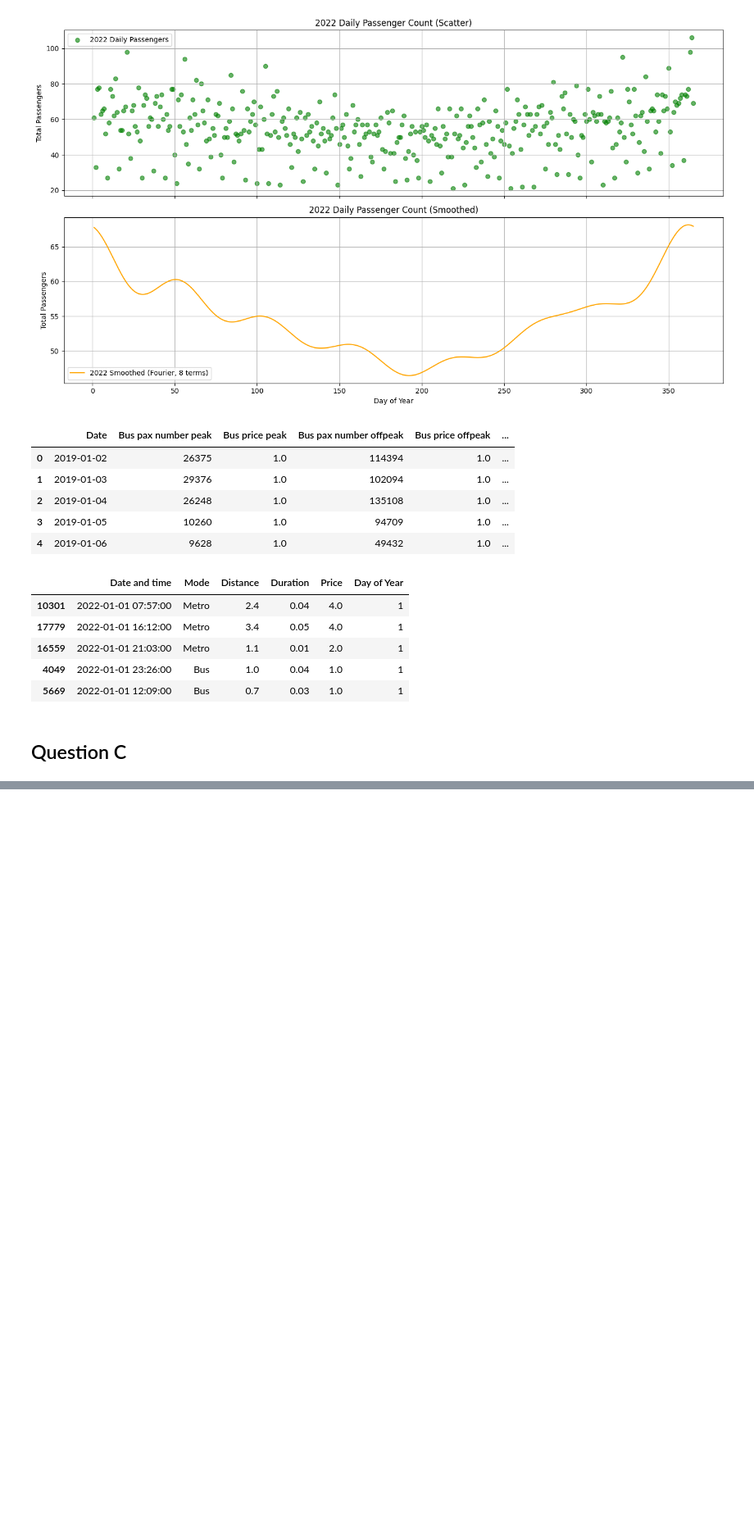
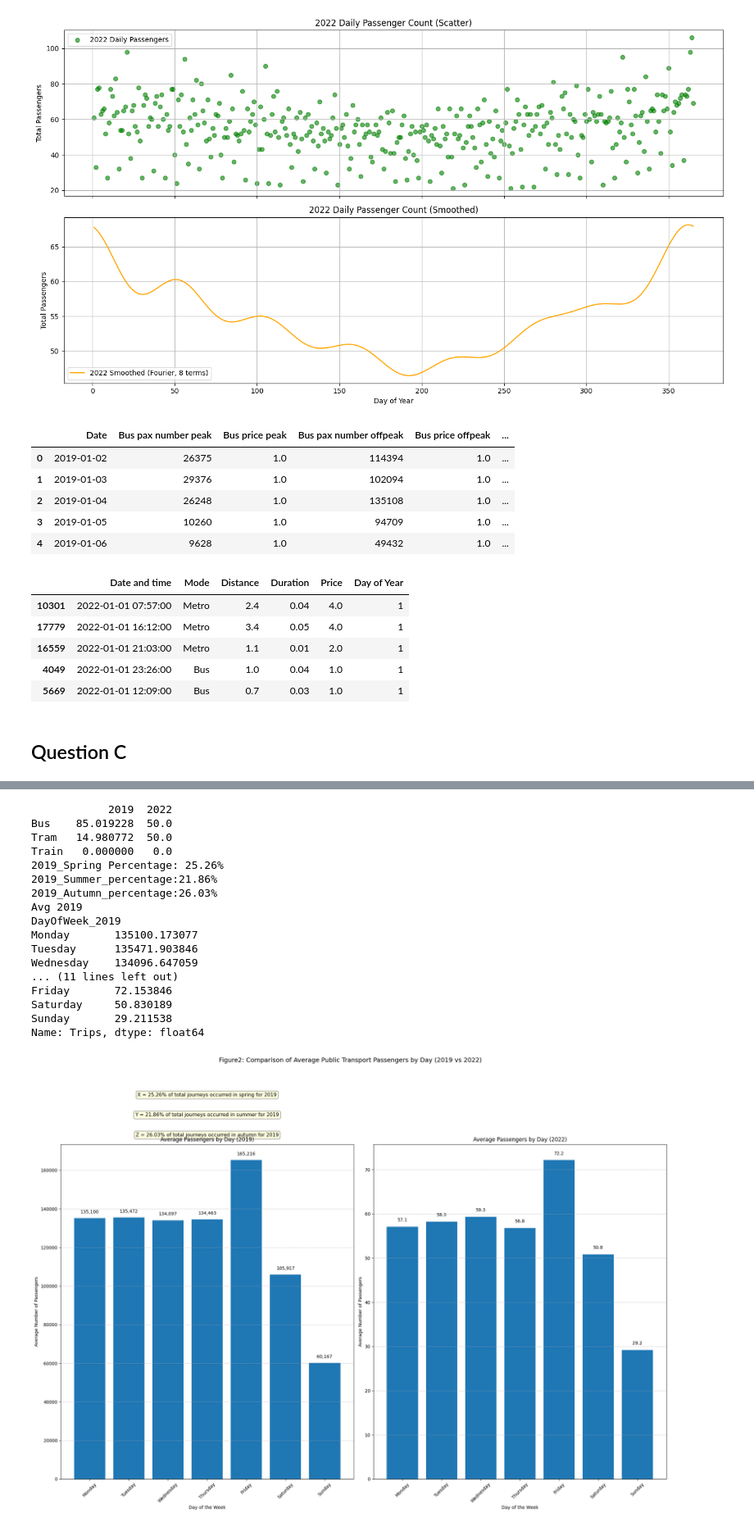
Before and after one commit to Dikshyant15/24157966_Small_Project, a Jupyter notebook: expirement.ipynb, the cells around one changed output, grey strips where cells are left out. Shown at 82% size. Cells and saved outputs as stored; diff of their text form; code cells hidden in the pictures; blank space fills up the shorter version.

```diff
--- a/expirement.ipynb
+++ b/expirement.ipynb
@@ -209,7 +209,7 @@ sorted_data.head()  # View the 5 rows with the lowest values
 # %% [markdown]
 ## Question C
 # %%
-def plot_bar_avgpax_weekdays(data_2019,data_2022):
+def plot_bar_avgpax_weekdays(data_2019,data_2022,X_spring, Y_summer, Z_autumn):
     # convert 'Date' to date time and extract week days
     #data_2019['Date']= pd.to_datetime(data_2019)
     # data_2022['Date and time'] = pd.to_datetime(data_2022['Date and time'])
@@ -246,7 +246,7 @@ def plot_bar_avgpax_weekdays(data_2019,data_2022):
 
 
     # Create subplots
-    fig, axes = plt.subplots(nrows=1, ncols=2, figsize=(14, 6), sharey=False)
+    fig, axes = plt.subplots(nrows=1, ncols=2, sharey=False,figsize=(20,15))
 
     # --- 2019 Plot ---
     bars_2019 = axes[0].bar(avg_passengers_2019.index, avg_passengers_2019.values)
@@ -254,6 +254,36 @@ def plot_bar_avgpax_weekdays(data_2019,data_2022):
         height = bar.get_height()
         axes[0].text(bar.get_x() + bar.get_width() / 2, height + 2000, f'{height:,.0f}',
                     ha='center', va='bottom')
+
+    # Add X value (spring percentage) as annotation text
+    x_value_text = f"X = {X_spring:.2f}% of total journeys occurred in spring for 2019"
+    y_value_text = f"Y = {Y_summer:.2f}% of total journeys occurred in summer for 2019"
+    z_value_text = f"Z = {Z_autumn:.2f}% of total journeys occurred in autumn for 2019"
+
+    # X Y Z values on the graph
+    # All three annotations on the left (2019) subplot
+    # All three annotations on the left (2019) subplot
+    axes[0].annotate(
+        x_value_text,
+        xy=(0.5, 1.14), xycoords='axes fraction', fontsize=11,
+        ha='center', va='bottom',
+        bbox=dict(boxstyle='round,pad=0.3', facecolor='lightyellow', edgecolor='gray')
+    )
+
+    axes[0].annotate(
+        y_value_text,
+        xy=(0.5, 1.08), xycoords='axes fraction', fontsize=11,
+        ha='center', va='bottom',
+        bbox=dict(boxstyle='round,pad=0.3', facecolor='lightyellow', edgecolor='gray')
+    )
+
+    axes[0].annotate(
+        z_value_text,
+        xy=(0.5, 1.02), xycoords='axes fraction', fontsize=11,
+        ha='center', va='bottom',
+        bbox=dict(boxstyle='round,pad=0.3', facecolor='lightyellow', edgecolor='gray')
+    )
+
 
     axes[0].set_title('Average Passengers by Day (2019)')
     axes[0].set_xlabel('Day of the Week')
@@ -275,6 +305,6 @@ def plot_bar_avgpax_weekdays(data_2019,data_2022):
     axes[1].grid(axis='y', linestyle='--', alpha=0.7)
 
     # Layout and display
-    plt.suptitle('Comparison of Average Public Transport Passengers by Day (2019 vs 2022)', fontsize=14)
+    plt.suptitle('Figure2: Comparison of Average Public Transport Passengers by Day (2019 vs 2022)', fontsize=14)
     plt.tight_layout(rect=[0, 0.03, 1, 0.95])
     plt.show()
@@ -304,0 +448,21 @@ Name: Trips, dtype: float64
+# %%
+transport_type_seasonwise_plot(data_2019,data_2022)
+# %% [output]
+            2019  2022
+Bus    85.019228  50.0
+Tram   14.980772  50.0
+Train   0.000000   0.0
+2019_Spring Percentage: 25.26%
+2019_Summer_percentage:21.86%
+2019_Autumn_percentage:26.03%
+Avg 2019
+DayOfWeek_2019
+Monday       135100.173077
+Tuesday      135471.903846
+Wednesday    134096.647059
+... (11 lines left out)
+Friday       72.153846
+Saturday     50.830189
+Sunday       29.211538
+Name: Trips, dtype: float64
+[figure, added]
```
Also changed, not shown: parts of 6 cells of this notebook.
